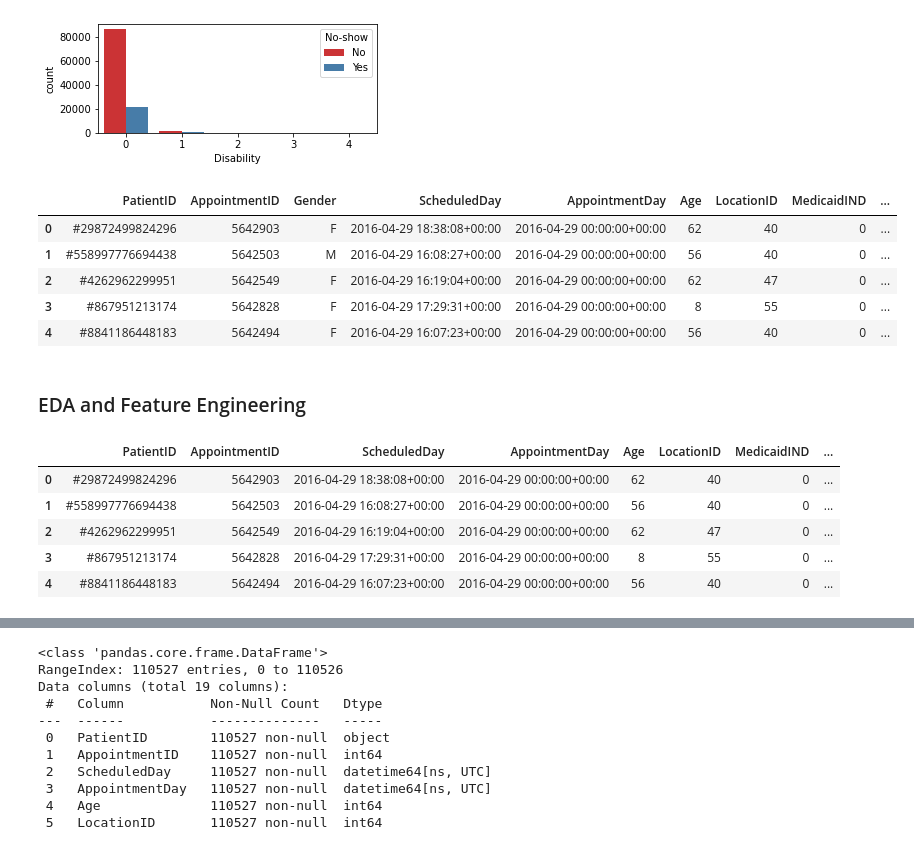
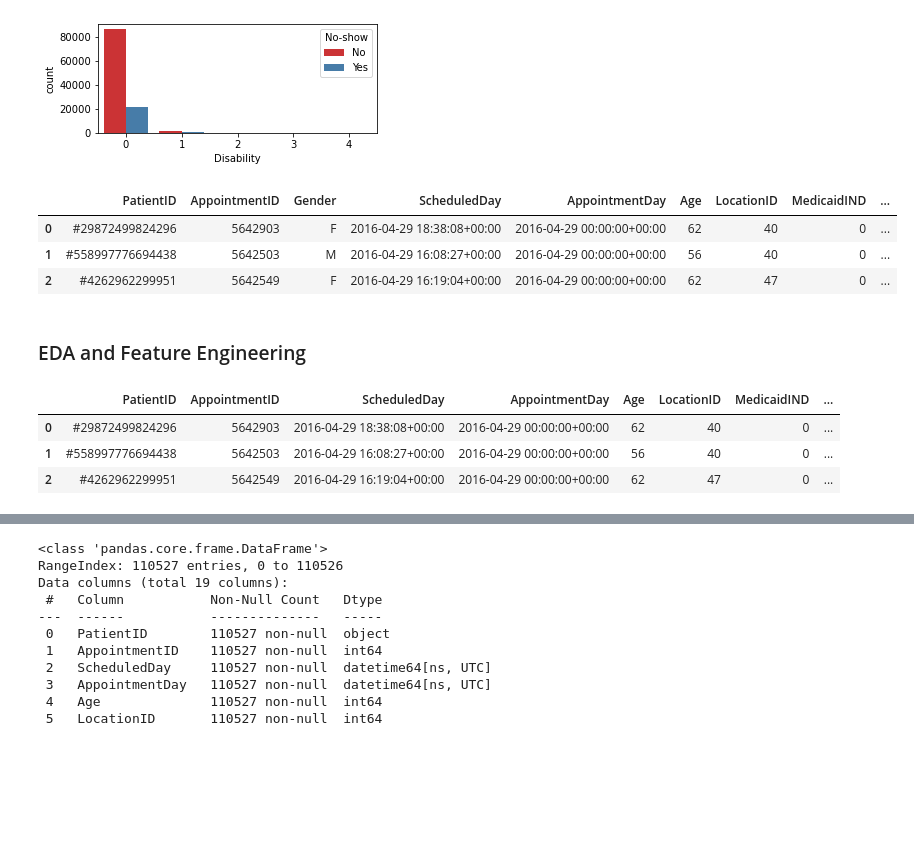
Before and after one commit to suredream/hack-your-ds-interview, a Jupyter notebook: notebook/MedNoShow_Improve_Cycle4-FinalUpdate.ipynb, the cells around one changed output, grey strips where cells are left out. Saved outputs shown, nothing was run; the diff lists cells and outputs as text; code cells hidden in the pictures; blank space fills up the shorter version.

```diff
--- a/notebook/MedNoShow_Improve_Cycle4-FinalUpdate.ipynb
+++ b/notebook/MedNoShow_Improve_Cycle4-FinalUpdate.ipynb
@@ -262,8 +271,7 @@ The violinplot show the longer the waiting time, higher chance for no show
 # %%
 final_dataset=df[['PatientID','AppointmentID', 'Gender', 'ScheduledDay',
        'AppointmentDay', 'Age', 'LocationID', 'MedicaidIND', 'Hypertension',
-       'Diabetes', 'Alcoholism', 'Disability', 'SMS_received', 'No-show',
-       'time_diff_days','Month']]
+       'Diabetes', 'Alcoholism', 'Disability', 'SMS_received', 'No-show', 'time_diff_days','Month']]
 # %%
 plt.figure(figsize=(5,2))
 sns.countplot(x='Disability',hue='No-show',data=final_dataset,palette='Set1')
@@ -271,14 +279,12 @@ sns.countplot(x='Disability',hue='No-show',data=final_dataset,palette='Set1')
 <AxesSubplot:xlabel='Disability', ylabel='count'>
 [figure]
 # %%
-final_dataset.head()
+final_dataset.head(3)
 # %% [output]
 |  | PatientID | AppointmentID | Gender | ScheduledDay | AppointmentDay | Age | LocationID | MedicaidIND | ... |
 | 0 | #29872499824296 | 5642903 | F | 2016-04-29 18:38:08+00:00 | 2016-04-29 00:00:00+00:00 | 62 | 40 | 0 | ... |
 | 1 | #558997776694438 | 5642503 | M | 2016-04-29 16:08:27+00:00 | 2016-04-29 00:00:00+00:00 | 56 | 40 | 0 | ... |
 | 2 | #4262962299951 | 5642549 | F | 2016-04-29 16:19:04+00:00 | 2016-04-29 00:00:00+00:00 | 62 | 47 | 0 | ... |
-| 3 | #867951213174 | 5642828 | F | 2016-04-29 17:29:31+00:00 | 2016-04-29 00:00:00+00:00 | 8 | 55 | 0 | ... |
-| 4 | #8841186448183 | 5642494 | F | 2016-04-29 16:07:23+00:00 | 2016-04-29 00:00:00+00:00 | 56 | 40 | 0 | ... |
 # %% [markdown]
 ### EDA and Feature Engineering
 # %%
@@ -294,11 +300,9 @@ def ConvGender(x):
 final_dataset['GenderC']=final_dataset['Gender'].apply(ConvGender)
 final_dataset.drop(['Gender'],axis=1,inplace=True)
 # %%
-final_dataset.head()
+final_dataset.head(3)
 # %% [output]
 |  | PatientID | AppointmentID | ScheduledDay | AppointmentDay | Age | LocationID | MedicaidIND | ... |
 | 0 | #29872499824296 | 5642903 | 2016-04-29 18:38:08+00:00 | 2016-04-29 00:00:00+00:00 | 62 | 40 | 0 | ... |
 | 1 | #558997776694438 | 5642503 | 2016-04-29 16:08:27+00:00 | 2016-04-29 00:00:00+00:00 | 56 | 40 | 0 | ... |
 | 2 | #4262962299951 | 5642549 | 2016-04-29 16:19:04+00:00 | 2016-04-29 00:00:00+00:00 | 62 | 47 | 0 | ... |
-| 3 | #867951213174 | 5642828 | 2016-04-29 17:29:31+00:00 | 2016-04-29 00:00:00+00:00 | 8 | 55 | 0 | ... |
-| 4 | #8841186448183 | 5642494 | 2016-04-29 16:07:23+00:00 | 2016-04-29 00:00:00+00:00 | 56 | 40 | 0 | ... |
```
Also changed, not shown: parts of 89 cells of this notebook.
